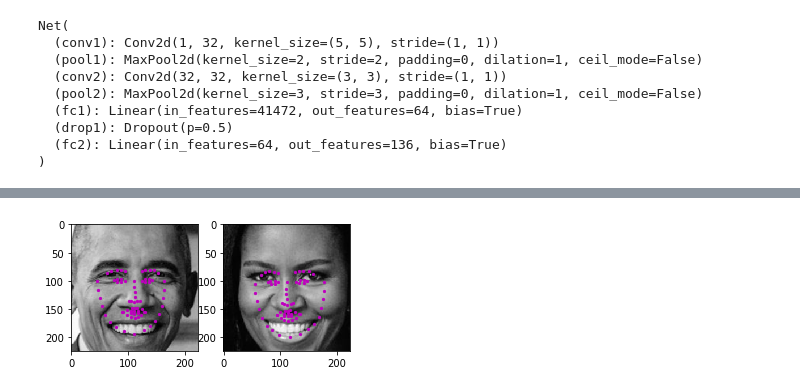
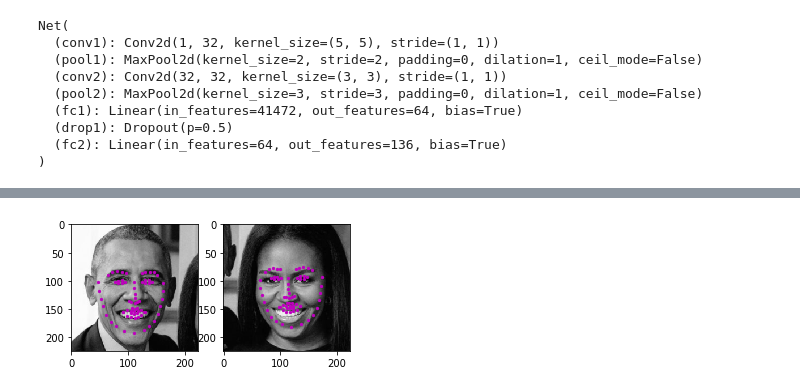
Before and after one commit to MonteYang/P1_Facial_Keypoints, a Jupyter notebook: 3. Facial Keypoint Detection, Complete Pipeline.ipynb, the cells around one changed output, grey strips where cells are left out. Saved outputs shown, nothing was run; the diff lists cells and outputs as text; code cells hidden in the pictures.

```diff
--- a/3. Facial Keypoint Detection, Complete Pipeline.ipynb
+++ b/3. Facial Keypoint Detection, Complete Pipeline.ipynb
@@ -153,36 +153,36 @@ fig = plt.figure(figsize=(5,20))
 for i,(x,y,w,h) in enumerate(faces):
 
     # Select the region of interest that is the face in the image
-    roi = image_copy[y:y+h, x:x+w]
+    roi = image_copy[y-45:y+h+45, x-45:x+w+45]
 
     ## TODO: Convert the face region from RGB to grayscale
     roi_gray_ = cv2.cvtColor(roi, cv2.COLOR_RGB2GRAY)
 
     ## TODO: Normalize the grayscale image so that its color range falls in [0,1] instead of [0,255]
     roi_gray = roi_gray_/255
 
     ## TODO: Rescale the detected face to be the expected square size for your CNN (224x224, suggested)
     input_ = cv2.resize(roi_gray, (224, 224))
 
     ## TODO: Reshape the numpy image shape (H x W x C) into a torch image shape (C x H x W)
     input = input_[:,:,np.newaxis]
     input = np.transpose(input, (2,0,1))
     input = input[np.newaxis,:,:,:]
 
     input = torch.from_numpy(input)
 
     ## TODO: Make facial keypoint predictions using your loaded, trained network
     input = input.type(torch.FloatTensor)
 
     ## perform a forward pass to get the predicted facial keypoints
     predict = net.forward(input)
     ## TODO: Display each detected face and the corresponding keypoints
     predict = predict.view(input.size()[0],68,-1)
     predict = np.squeeze(predict)
     predict = predict.detach().numpy()
     predict = predict*50+100
 
     fig.add_subplot(1,2,i+1)
     show_all_keypoints(input_,predict)
 # %% [output]
-[figure, old version]
+[figure, new version]
```
Also changed, not shown: 1 other file.
